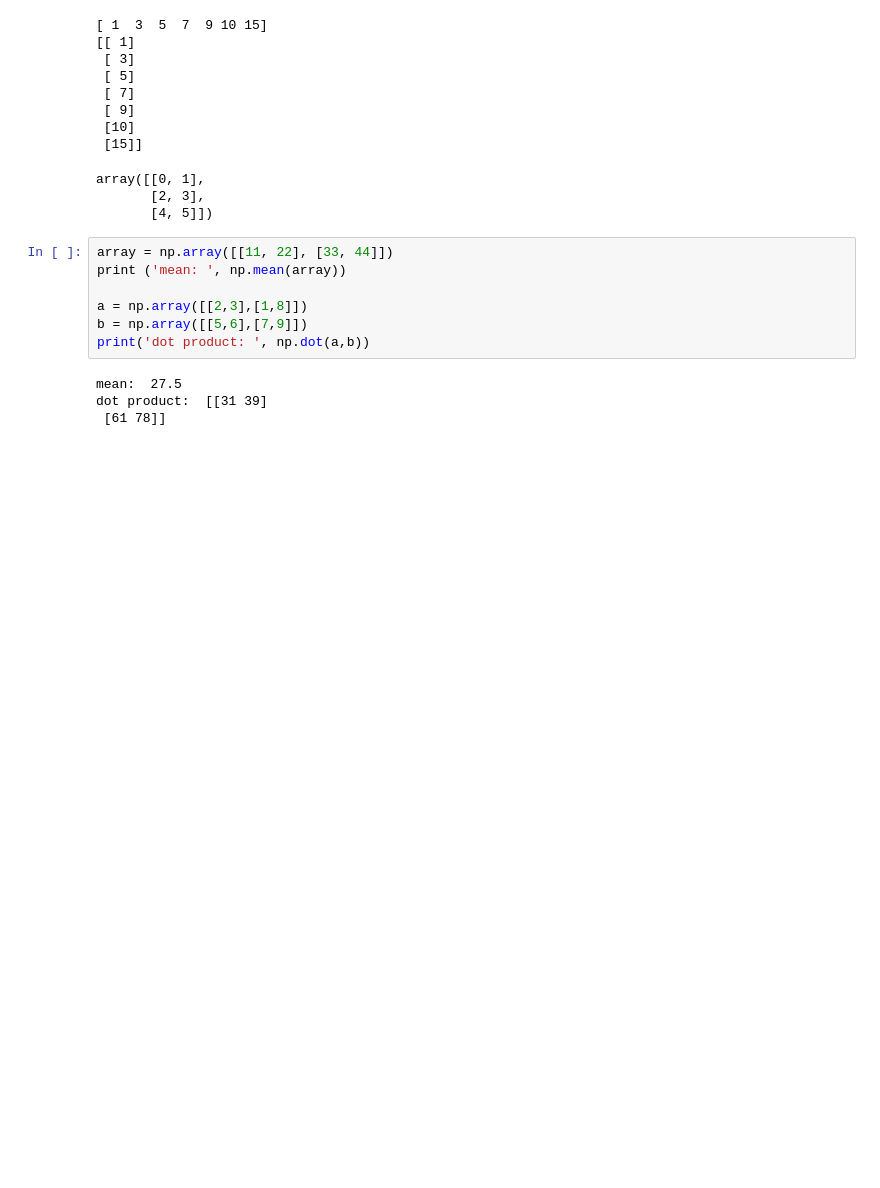
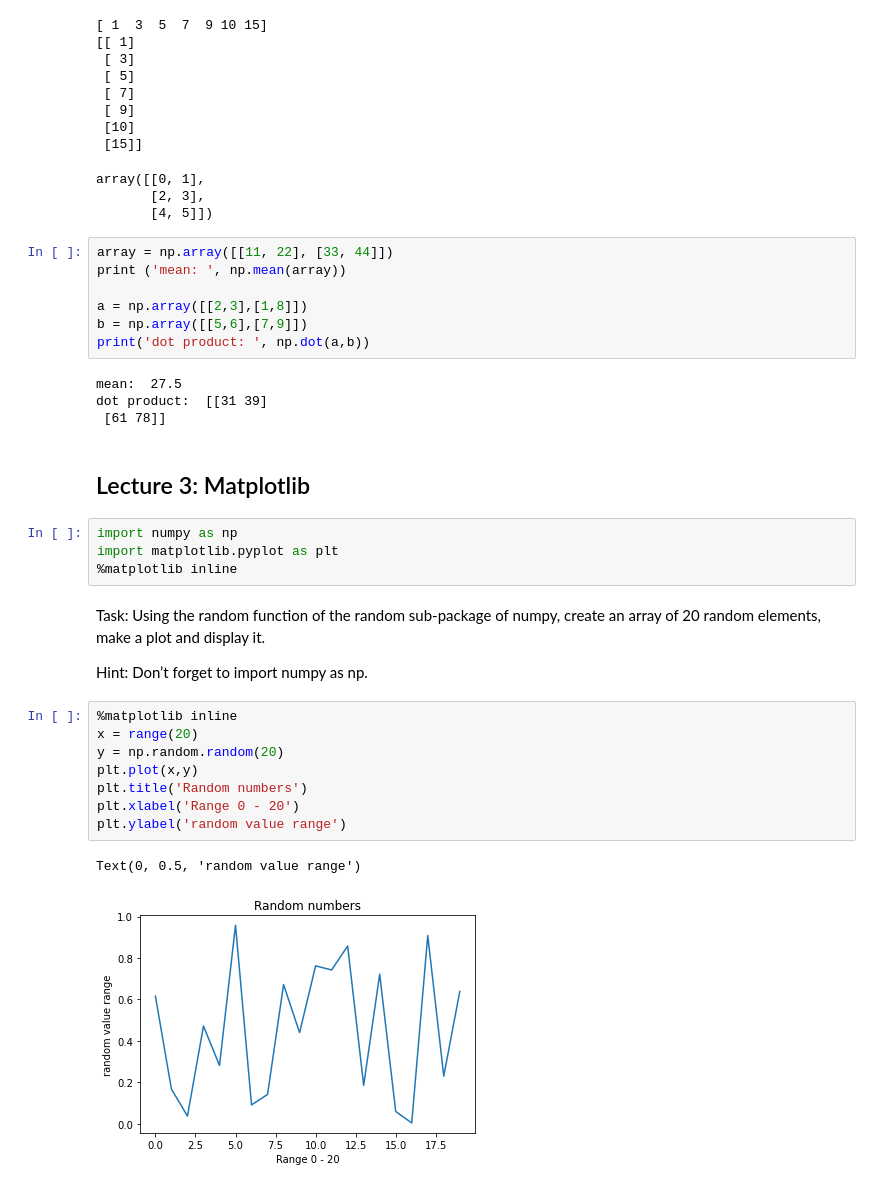
Before and after one commit to MaxDerWeber/ComputationalMacro, a Jupyter notebook: exercises_lecture.ipynb, the cells around one changed output. Saved outputs shown, nothing was run; the diff lists cells and outputs as text; blank space fills up the shorter version.

Commit message:
added exercises lecture 3

```diff
--- a/exercises_lecture.ipynb
+++ b/exercises_lecture.ipynb
@@ -185,3 +185,26 @@ print('dot product: ', np.dot(a,b))
 mean:  27.5
 dot product:  [[31 39]
  [61 78]]
+# %% [markdown]
+## Lecture 3: Matplotlib
+# %%
+import numpy as np
+import matplotlib.pyplot as plt
+%matplotlib inline
+# %% [markdown]
+Task:
+Using the random function of the random sub-package of numpy, create
+an array of 20 random elements, make a plot and display it.
+
+Hint: Don’t forget to import numpy as np.
+# %%
+%matplotlib inline
+x = range(20)
+y = np.random.random(20)
+plt.plot(x,y)
+plt.title('Random numbers')
+plt.xlabel('Range 0 - 20')
+plt.ylabel('random value range')
+# %% [output]
+Text(0, 0.5, 'random value range')
+[figure, added]
```
Also changed, not shown: parts of 10 cells of this notebook.
